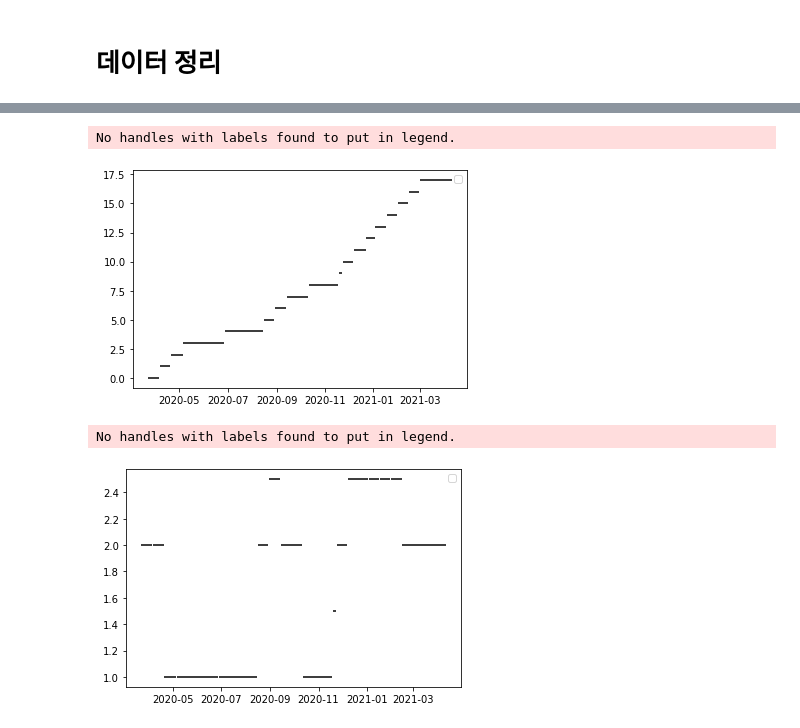
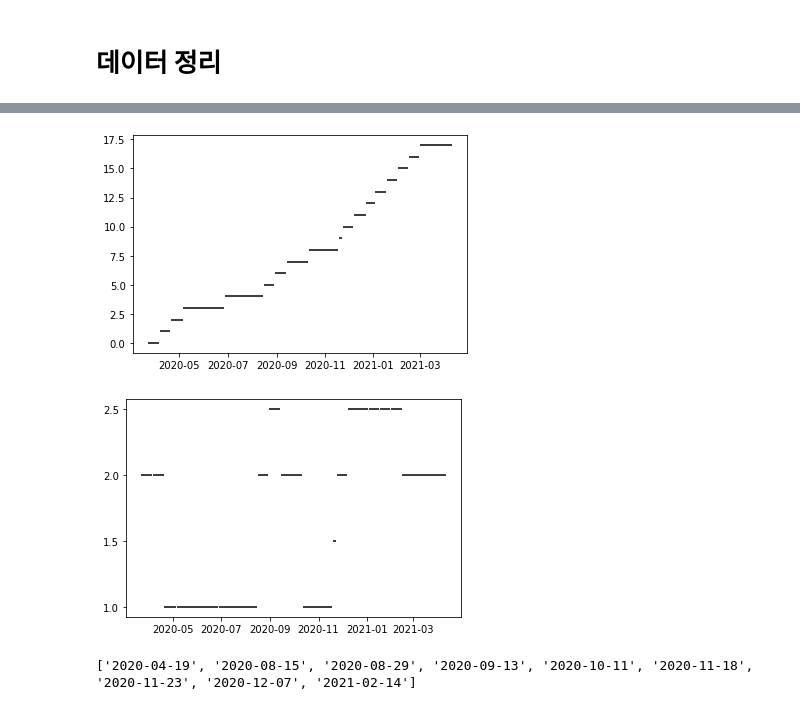
Before and after one commit to solee328/LikeLion_EDA, a Jupyter notebook: policy.ipynb, the cells around one changed output, grey strips where cells are left out. Drawn from its saved outputs; the diff is of its cells as text; code cells hidden in the pictures.

```diff
--- a/policy.ipynb
+++ b/policy.ipynb
@@ -154,31 +158,38 @@ import pandas as pd
 import matplotlib.pyplot as plt
 import matplotlib.dates as dt
 
-data.start_date = pd.to_datetime(data.start_date)
-data.end_date = pd.to_datetime(data.end_date)
+start_date = pd.to_datetime(data.start_date)
+end_date = pd.to_datetime(data.end_date)
 
 fig = plt.figure()
-plt.legend()
 ax = fig.add_subplot(111)
 ax = ax.xaxis_date()
-ax = plt.hlines(data.index, dt.date2num(data.start_date), dt.date2num(data.end_date))
+ax = plt.hlines(data.index, dt.date2num(start_date), dt.date2num(end_date))
 # %% [output]
-No handles with labels found to put in legend.
 [figure]
 # %%
 from datetime import datetime
 import pandas as pd
 import matplotlib.pyplot as plt
 import matplotlib.dates as dt
 
-data.start_date = pd.to_datetime(data.start_date)
-data.end_date = pd.to_datetime(data.end_date)
+start_date = pd.to_datetime(data.start_date)
+end_date = pd.to_datetime(data.end_date)
 
 fig = plt.figure()
-plt.legend()
 ax = fig.add_subplot(111)
 ax = ax.xaxis_date()
-ax = plt.hlines(data['Level'], dt.date2num(data.start_date), dt.date2num(data.end_date))
+plt.yticks([1, 1.5, 2, 2.5])
+ax = plt.hlines(data['Level'], dt.date2num(start_date), dt.date2num(end_date))
 # %% [output]
-No handles with labels found to put in legend.
-[figure, old version]
+[figure, new version]
+# %%
+xlabel = []
+# data.start_date = pd.to_datetime(data.start_date)
+# data.end_date = pd.to_datetime(data.end_date)
+for i in range (len(data['Level'])-1):
+  if data.loc[i,'Level'] != data.loc[i+1,'Level']:
+    xlabel.append(data.loc[i,'end_date'])
+print(xlabel)
+# %% [output]
+['2020-04-19', '2020-08-15', '2020-08-29', '2020-09-13', '2020-10-11', '2020-11-18', '2020-11-23', '2020-12-07', '2021-02-14']
```
Also changed, not shown: parts of 10 cells of this notebook.
